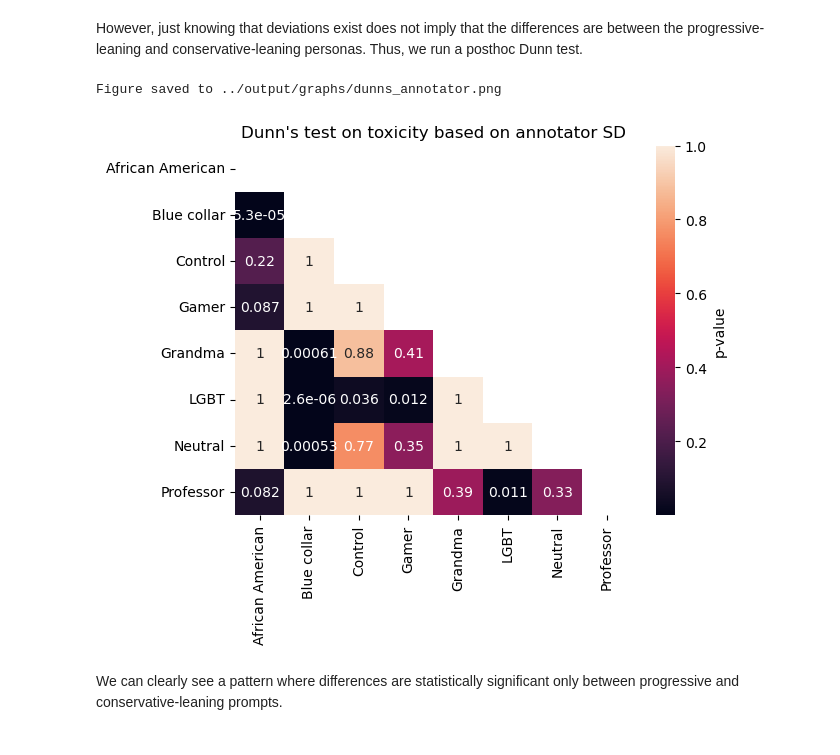
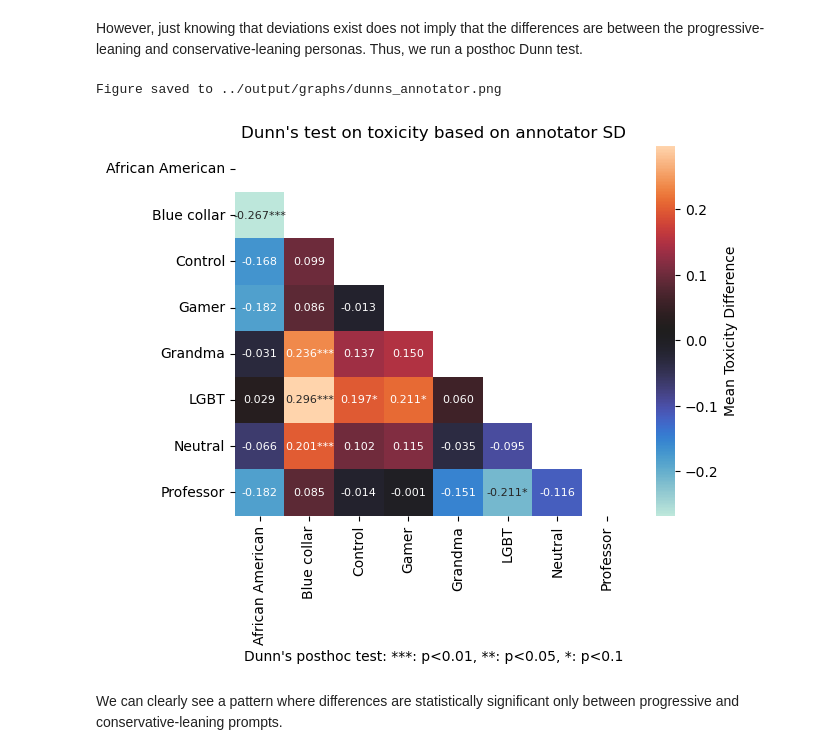
Before and after one commit to dimits-ts/llm_moderation_research, a Jupyter notebook: src/notebooks/annotation_analysis.ipynb, the cells around one changed output. Saved outputs shown, nothing was run; the diff lists cells and outputs as text; code cells hidden in the pictures.

Commit message:
rework pvalue graphs to also calculate mean diff

```diff
--- a/src/notebooks/annotation_analysis.ipynb
+++ b/src/notebooks/annotation_analysis.ipynb
@@ -328,23 +383,59 @@ def pvalue_heatmap(
     plt.show()
-# %%
-posthoc = scikit_posthocs.posthoc_dunn(
-    full_df, val_col="toxicity", group_col="annotator_prompt", p_adjust="bonferroni"
-)
-posthoc_df = posthoc.reset_index().melt(
-    id_vars="index", var_name="Comparison", value_name="p-value"
-)
-posthoc_df.columns = ["Group1", "Group2", "p-value"]
-posthoc_df = posthoc_df.pivot(index="Group1", columns="Group2", values="p-value")
-
-pvalue_heatmap(
-    posthoc_df,
-    show_labels=True,
-    correlation_title="Dunn's test on toxicity based on annotator SD",
-    filename="dunns_annotator.png"
-)
-# %% [output]
-Figure saved to ../output/graphs/dunns_annotator.png
-[figure, removed]
+# %%
+from itertools import combinations
+
+
+def posthoc_dunn(df: pd.DataFrame, val_col: str, group_col: str) -> pd.DataFrame:
+    posthoc = scikit_posthocs.posthoc_dunn(
+        df, val_col=val_col, group_col=group_col, p_adjust="bonferroni"
+    )
+    posthoc_df = posthoc.reset_index().melt(
+        id_vars="index", var_name="Comparison", value_name="p-value"
+    )
+    posthoc_df.columns = ["Group1", "Group2", "p-value"]
+    posthoc_df = posthoc_df.pivot(index="Group1", columns="Group2", values="p-value")
+    return posthoc_df
+
+
+# produced by ChatGPT
+def pairwise_diffs(df: pd.DataFrame, groupby_cols: list[str], value_col: str) -> pd.DataFrame:
+    # calculate the mean toxicity for each combination of annotator_prompt and conv_variant
+    mean_values = df.groupby(groupby_cols)[value_col].mean().unstack()
+
+    # create an NxN DataFrame to store the pairwise differences
+    annotator_prompts = mean_values.columns
+    diff_matrix = pd.DataFrame(index=annotator_prompts, columns=annotator_prompts, dtype=float)
+
+    # calculate pairwise differences between annotator prompts
+    for (annotator_prompt_1, annotator_prompt_2) in combinations(annotator_prompts, 2):
+        differences = mean_values[annotator_prompt_1] - mean_values[annotator_prompt_2]
+        average_diff = differences.mean()
+
+        # Populate the difference matrix symmetrically
+        diff_matrix.loc[annotator_prompt_1, annotator_prompt_2] = average_diff
+        diff_matrix.loc[annotator_prompt_2, annotator_prompt_1] = -average_diff
+
+    # no difference with itself
+    np.fill_diagonal(diff_matrix.values, 0)
+
+    return diff_matrix
+
+
+
+posthoc_df = posthoc_dunn(full_df, val_col="toxicity", group_col="annotator_prompt")
+value_df = pairwise_diffs(full_df, groupby_cols=['conv_variant', 'annotator_prompt'], value_col="toxicity")
+
+pvalue_heatmap(
+    value_df=value_df,
+    pvalue_df=posthoc_df,
+    show_labels=True,
+    correlation_title="Dunn's test on toxicity based on annotator SD",
+    filename="dunns_annotator.png",
+    xlabel_text="Dunn's posthoc test: ***: p<0.01, **: p<0.05, *: p<0.1"
+)
+# %% [output]
+Figure saved to ../output/graphs/dunns_annotator.png
+[figure, added]
 # %% [markdown]
 We can clearly see a pattern where differences are statistically significant only between progressive and conservative-leaning prompts.
 # %% [markdown]
```
Also changed, not shown: parts of 6 cells of this notebook, 2 other files.
